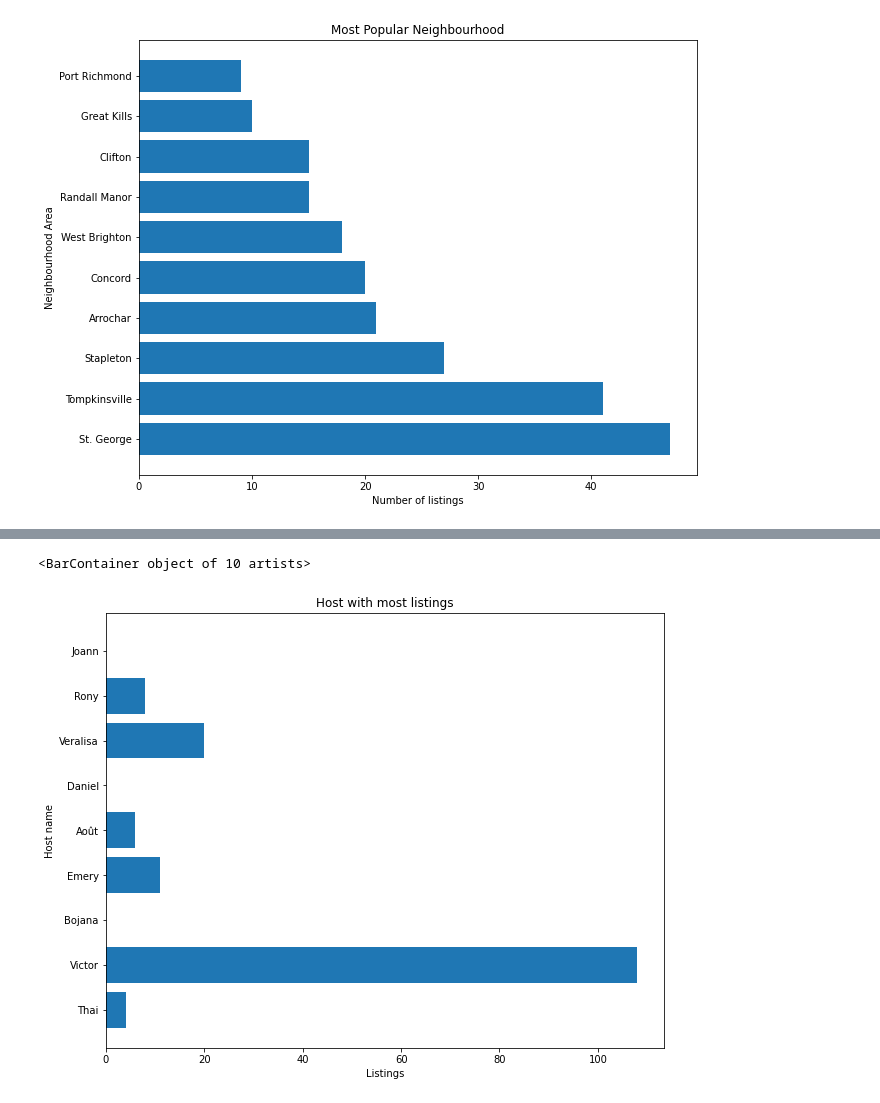
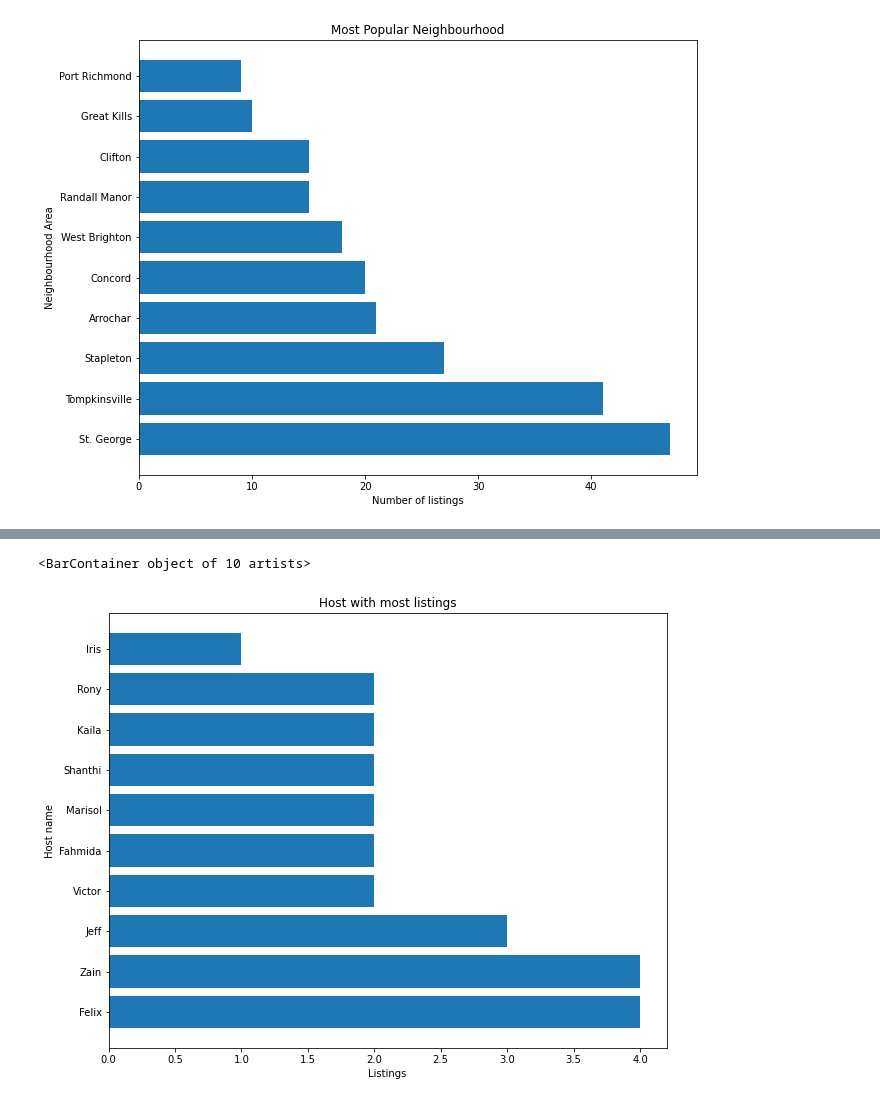
Before and after one commit to Ishakasar/NY_Airbnb, a Jupyter notebook: Isha_Kasar_Team_4_Capstone_Project.ipynb, the cells around one changed output, grey strips where cells are left out. Saved outputs shown, nothing was run; the diff lists cells and outputs as text; code cells hidden in the pictures.

```diff
--- a/Isha_Kasar_Team_4_Capstone_Project.ipynb
+++ b/Isha_Kasar_Team_4_Capstone_Project.ipynb
@@ -383,18 +385,18 @@ plt.barh(x, y)
 # %%
-data = mx_bronx.head(10)
+data = mx_bronx.host_name.value_counts().head(10)
 plt.figure(figsize=(10, 8))
-x = list(data.host_name)
-y = list(data.number_of_reviews)
+x = list(data.index)
+y = list(data.values)
 
 plt.title("Host with most listings")
 plt.ylabel("Host name")
 plt.xlabel("Listings")
 
 
 plt.barh(x, y)
 # %% [output]
 <BarContainer object of 10 artists>
-[figure, old version]
+[figure, new version]
 # %%
 data = mx_brook.host_name.value_counts().head(10)
 plt.figure(figsize=(10, 8))
```
Also changed, not shown: parts of 25 cells of this notebook.
